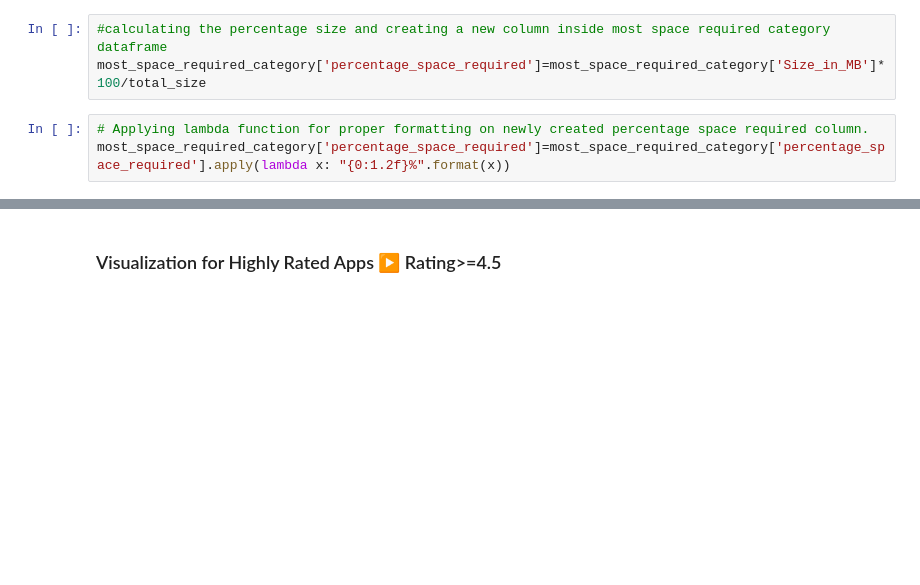
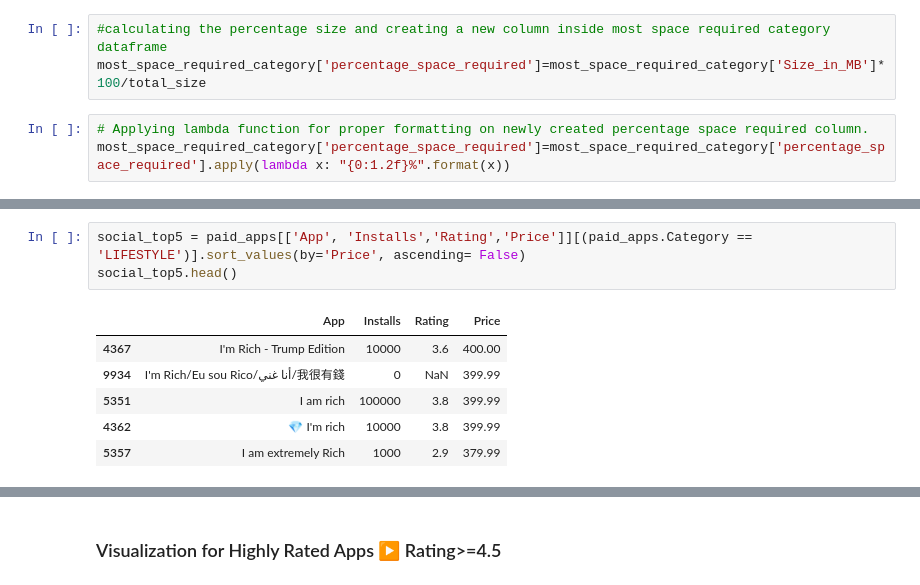
Before and after one commit to SairajNeelam/EDA---Google-Play-Store, a Jupyter notebook: EDA_Google_Play_Store_App.ipynb, the cells around one changed output, grey strips where cells are left out. Cells and saved outputs as stored; diff of their text form; blank space fills up the shorter version.

```diff
--- a/EDA_Google_Play_Store_App.ipynb
+++ b/EDA_Google_Play_Store_App.ipynb
@@ -733,0 +870,10 @@ px.bar(data_frame=most_space_required_category,x="Category",y='Size_in_MB',
+# %%
+social_top5 = paid_apps[['App', 'Installs','Rating','Price']][(paid_apps.Category == 'LIFESTYLE')].sort_values(by='Price', ascending= False)
+social_top5.head()
+# %% [output]
+|  | App | Installs | Rating | Price |
+| 4367 | I'm Rich - Trump Edition | 10000 | 3.6 | 400.00 |
+| 9934 | I'm Rich/Eu sou Rico/أنا غني/我很有錢 | 0 | NaN | 399.99 |
+| 5351 | I am rich | 100000 | 3.8 | 399.99 |
+| 4362 | 💎 I'm rich | 10000 | 3.8 | 399.99 |
+| 5357 | I am extremely Rich | 1000 | 2.9 | 379.99 |
```
Also changed, not shown: parts of 51 cells of this notebook.
